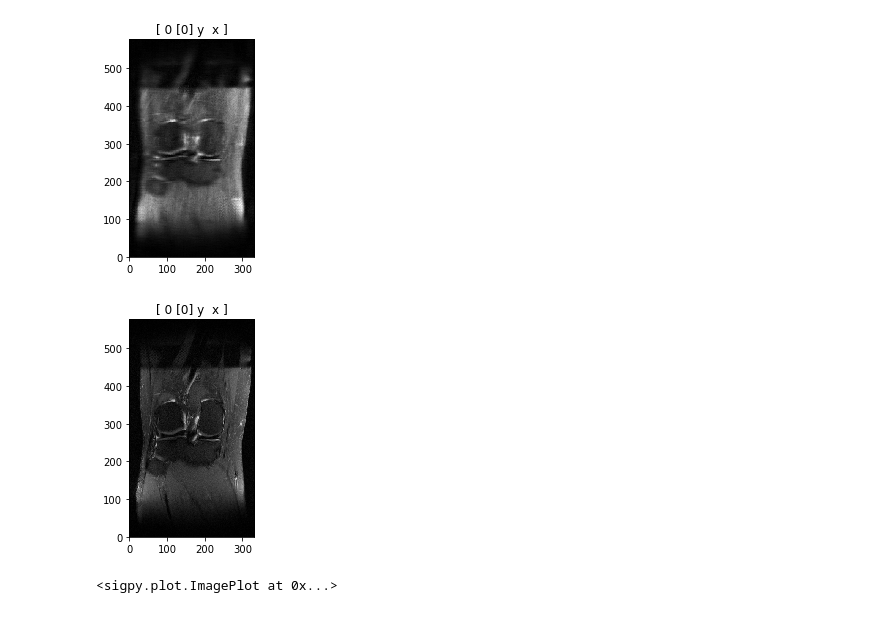
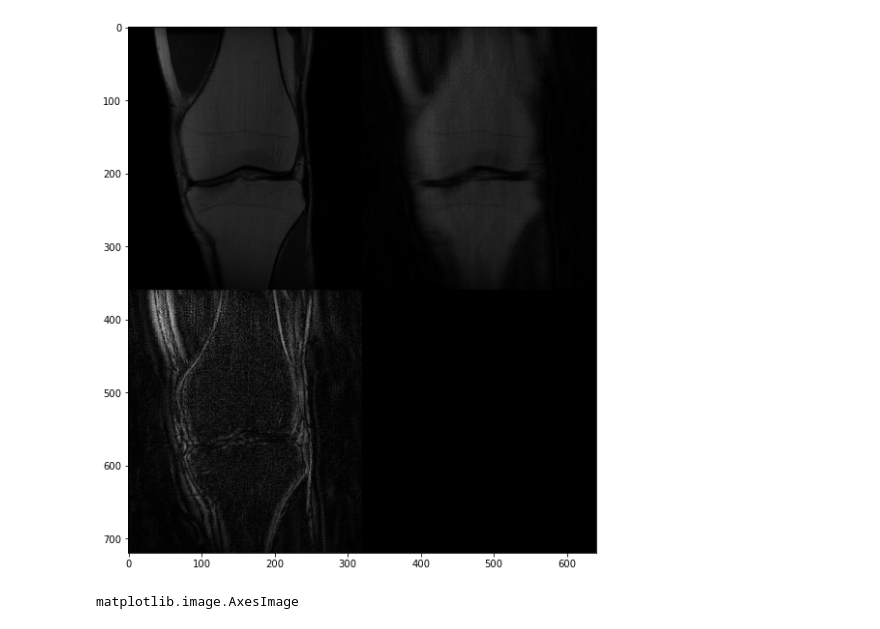
Before and after one commit to liuvictoria/multiTaskLearning, a Jupyter notebook: 3a_singletask.ipynb, the cells around one changed output. Drawn from its saved outputs; the diff is of its cells as text; code cells hidden in the pictures.

```diff
--- a/3a_singletask.ipynb
+++ b/3a_singletask.ipynb
@@ -417,9 +565,4 @@ def plot_mri(im_true_gpu, im_est_gpu):
-# %%
-a, b = plot_mri(im_true_gpu, im_est_gpu)
-# %% [output]
-[figure, removed]
-[figure, removed]
-# %%
-a
-# %% [output]
-<sigpy.plot.ImagePlot at 0x...>
+# %%
+my_fig = plt.imshow(test_result(im_true_gpu, im_est_gpu), cmap = 'gray')
+# %% [output]
+[figure, added]
@@ -425,0 +571,4 @@ a
+# %%
+type(my_fig)
+# %% [output]
+matplotlib.image.AxesImage
```
Also changed, not shown: parts of 20 cells of this notebook, 1 other file.
